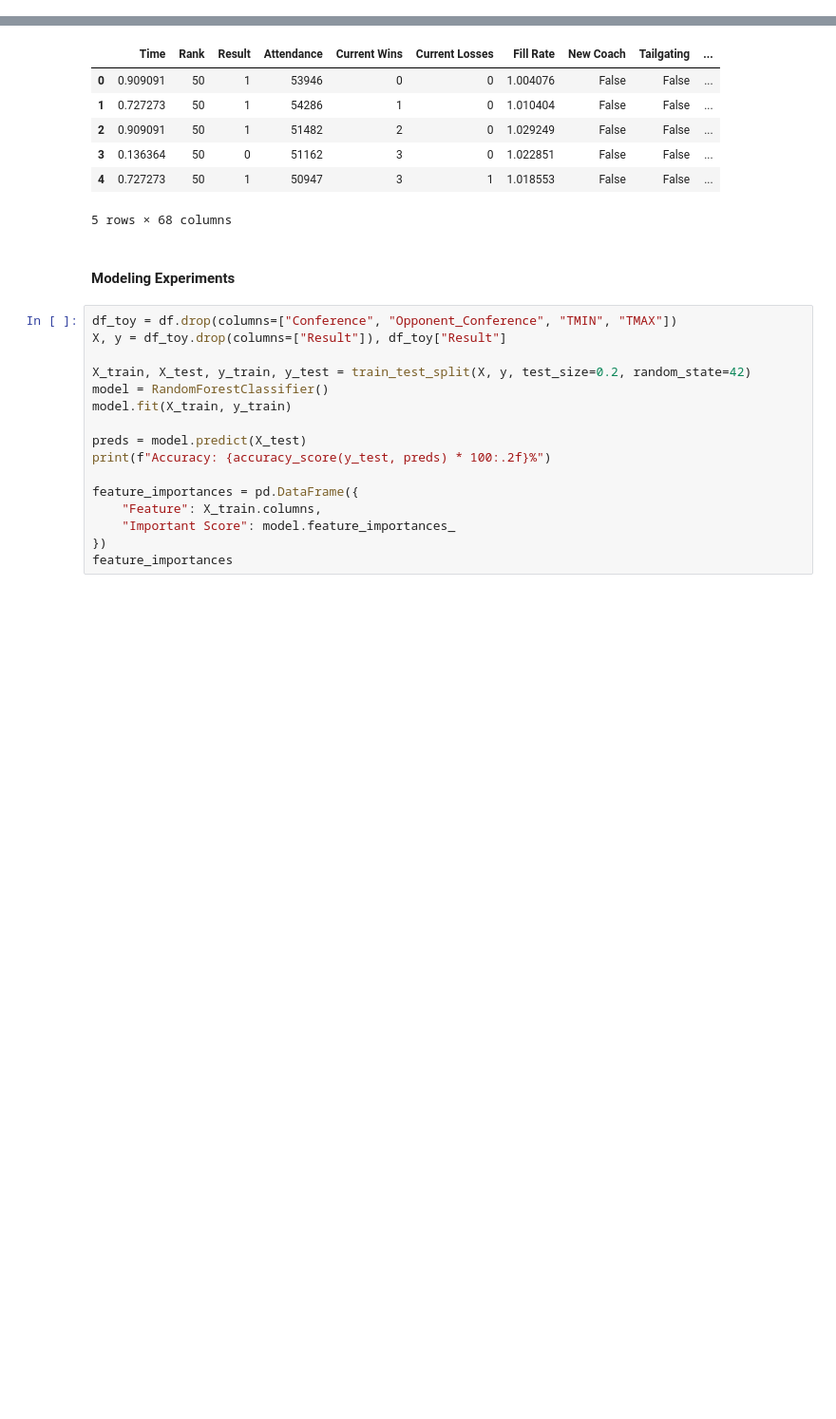
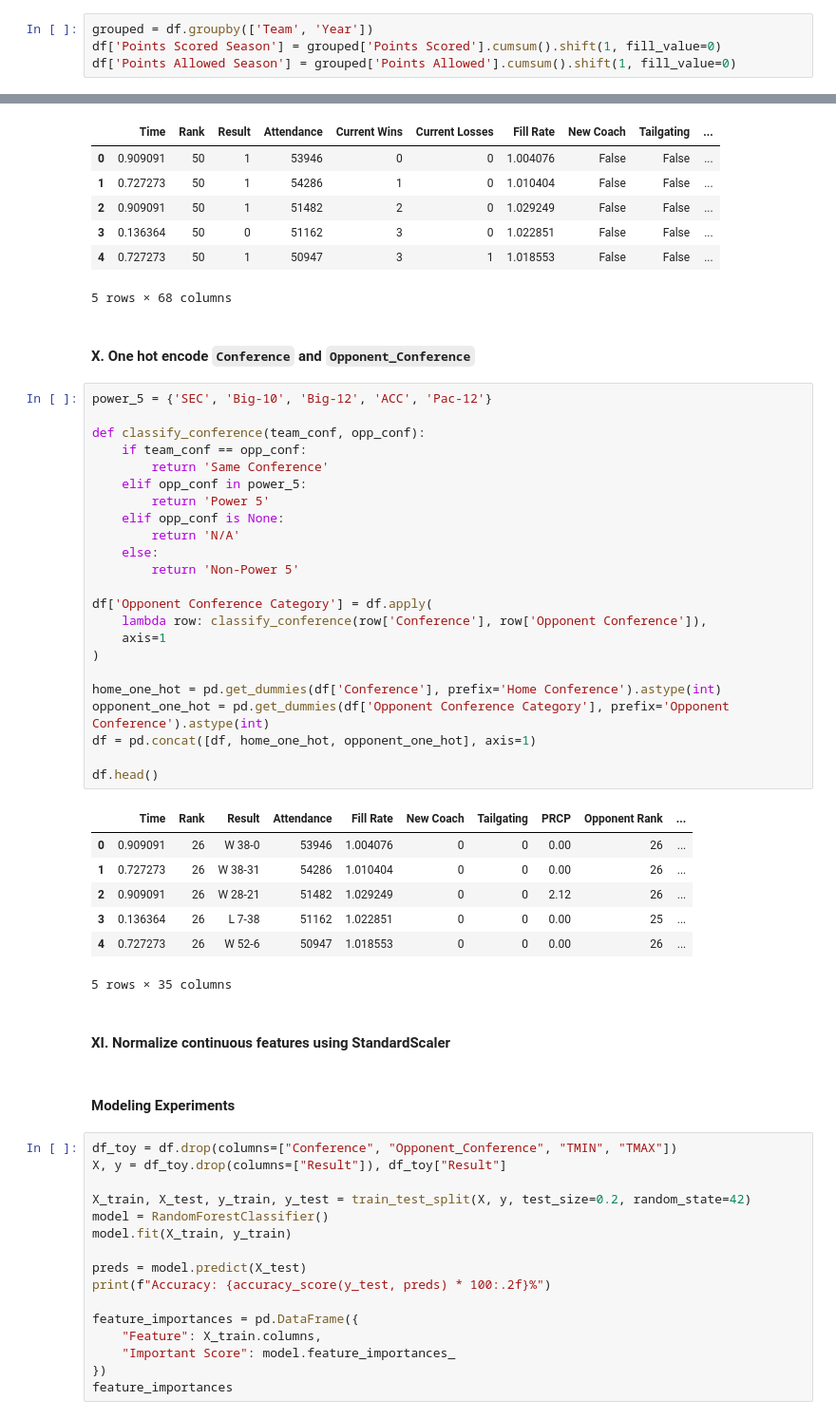
Before and after one commit to lancezhang04/CFBWinPrediction, a Jupyter notebook: main.ipynb, the cells around one changed output, grey strips where cells are left out. Shown at 95% size. Saved outputs shown, nothing was run; the diff lists cells and outputs as text; blank space fills up the shorter version.

Commit message:
cumulative pf pa and one hot encoding conference

```diff
--- a/main.ipynb
+++ b/main.ipynb
@@ -272,6 +272,10 @@ FCS games count: 91
 [figure]
 # %% [markdown]
 #### VIII. Add `Points Scored Season` and `Points Allowed Season`
+# %%
+grouped = df.groupby(['Team', 'Year'])
+df['Points Scored Season'] = grouped['Points Scored'].cumsum().shift(1, fill_value=0)
+df['Points Allowed Season'] = grouped['Points Allowed'].cumsum().shift(1, fill_value=0)
 # %% [markdown]
 #### IX. Drop unecessary columns
 # %%
@@ -325,6 +329,41 @@ df.head()
 | 3 | 0.136364 | 50 | 0 | 51162 | 3 | 0 | 1.022851 | False | False | ... |
 | 4 | 0.727273 | 50 | 1 | 50947 | 3 | 1 | 1.018553 | False | False | ... |
 5 rows × 68 columns
+# %% [markdown]
+#### X. One hot encode `Conference` and `Opponent_Conference`
+# %%
+power_5 = {'SEC', 'Big-10', 'Big-12', 'ACC', 'Pac-12'}
+
+def classify_conference(team_conf, opp_conf):
+    if team_conf == opp_conf:
+        return 'Same Conference'
+    elif opp_conf in power_5:
+        return 'Power 5'
+    elif opp_conf is None:
+        return 'N/A'
+    else:
+        return 'Non-Power 5'
+
+df['Opponent Conference Category'] = df.apply(
+    lambda row: classify_conference(row['Conference'], row['Opponent Conference']),
+    axis=1
+)
+
+home_one_hot = pd.get_dummies(df['Conference'], prefix='Home Conference').astype(int)
+opponent_one_hot = pd.get_dummies(df['Opponent Conference Category'], prefix='Opponent Conference').astype(int)
+df = pd.concat([df, home_one_hot, opponent_one_hot], axis=1)
+
+df.head()
+# %% [output]
+|  | Time | Rank | Result | Attendance | Fill Rate | New Coach | Tailgating | PRCP | Opponent Rank | ... |
+| 0 | 0.909091 | 26 | W 38-0 | 53946 | 1.004076 | 0 | 0 | 0.00 | 26 | ... |
+| 1 | 0.727273 | 26 | W 38-31 | 54286 | 1.010404 | 0 | 0 | 0.00 | 26 | ... |
+| 2 | 0.909091 | 26 | W 28-21 | 51482 | 1.029249 | 0 | 0 | 2.12 | 26 | ... |
+| 3 | 0.136364 | 26 | L 7-38 | 51162 | 1.022851 | 0 | 0 | 0.00 | 25 | ... |
+| 4 | 0.727273 | 26 | W 52-6 | 50947 | 1.018553 | 0 | 0 | 0.00 | 26 | ... |
+5 rows × 35 columns
+# %% [markdown]
+#### XI. Normalize continuous features using StandardScaler
 # %% [markdown]
 #### Modeling Experiments
 # %%
```
Also changed, not shown: parts of 2 cells of this notebook.
